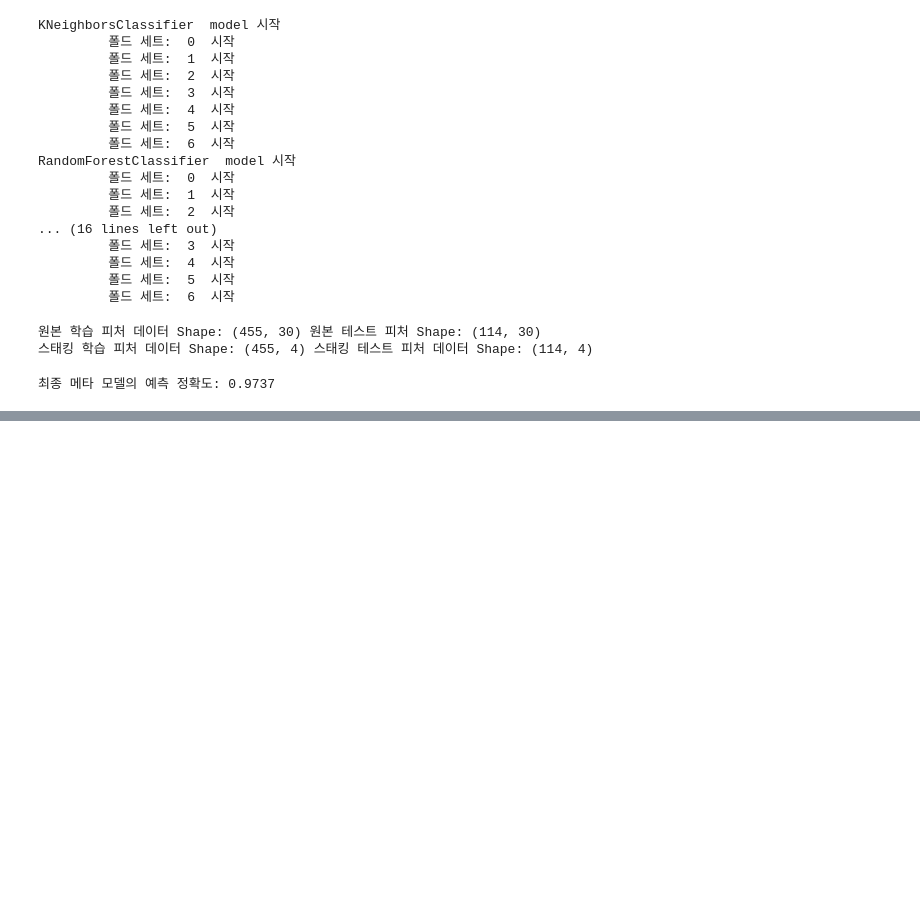
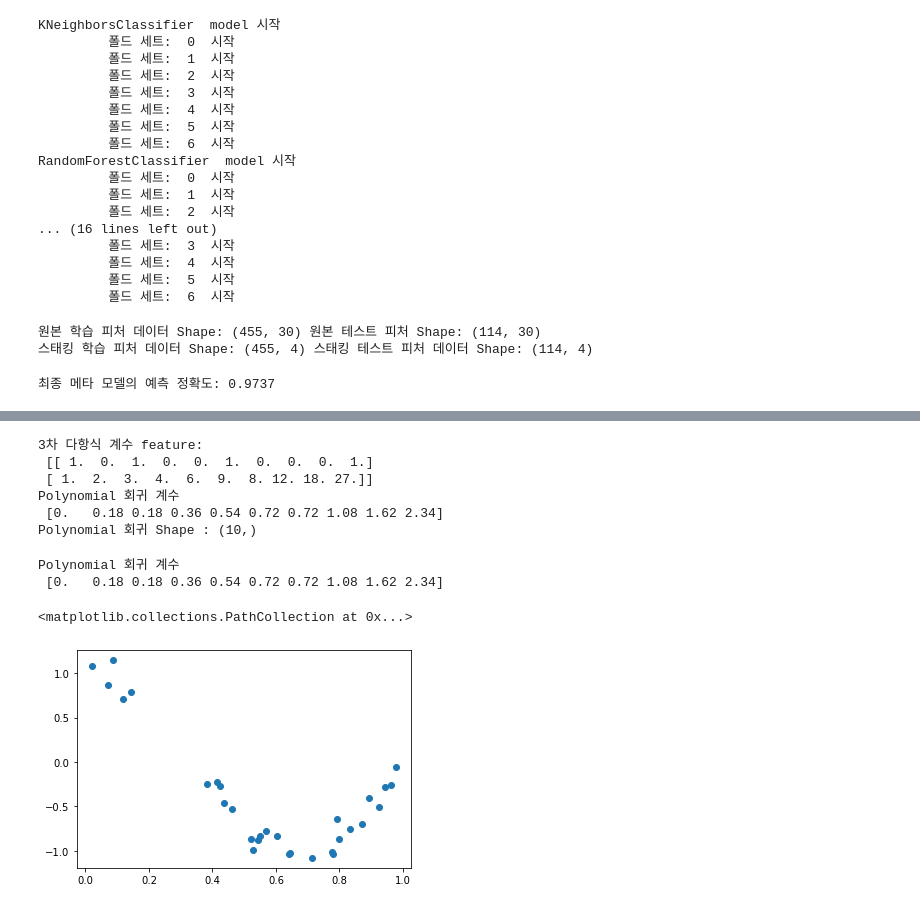
Before and after one commit to seongmin-97/MLstudy, a Jupyter notebook: 기초 다듬기/04주차 - 04.분류(실습2) ~ 05.회귀(회귀트리).ipynb, the cells around one changed output, grey strips where cells are left out. Drawn from its saved outputs; the diff is of its cells as text; code cells hidden in the pictures; blank space fills up the shorter version.

```diff
--- a/기초 다듬기/04주차 - 04.분류(실습2) ~ 05.회귀(회귀트리).ipynb
+++ b/기초 다듬기/04주차 - 04.분류(실습2) ~ 05.회귀(회귀트리).ipynb
@@ -577,0 +786,65 @@ RSS를 비용함수로 사용한다고 할 때 우리는 이 RSS를 미분해서
+# %%
+# 3 차 다항식 변환
+poly_ftr = PolynomialFeatures(degree=3).fit_transform(X)
+print('3차 다항식 계수 feature: \n',poly_ftr)
+
+# Linear Regression에 3차 다항식 계수 feature와 3차 다항식 결정값으로 학습 후 회귀 계수 확인
+model = LinearRegression()
+model.fit(poly_ftr,y)
+print('Polynomial 회귀 계수\n' , np.round(model.coef_, 2))
+print('Polynomial 회귀 Shape :', model.coef_.shape)
+# %% [output]
+3차 다항식 계수 feature:
+ [[ 1.  0.  1.  0.  0.  1.  0.  0.  0.  1.]
+ [ 1.  2.  3.  4.  6.  9.  8. 12. 18. 27.]]
+Polynomial 회귀 계수
+ [0.   0.18 0.18 0.36 0.54 0.72 0.72 1.08 1.62 2.34]
+Polynomial 회귀 Shape : (10,)
+# %%
+from sklearn.preprocessing import PolynomialFeatures
+from sklearn.linear_model import LinearRegression
+from sklearn.pipeline import Pipeline
+import numpy as np
+
+def polynomial_func(X):
+    y = 1 + 2*X[:,0] + 3*X[:,0]**2 + 4*X[:,1]**3
+    return y
+
+# Pipeline 객체로 Streamline 하게 Polynomial Feature변환과 Linear Regression을 연결
+model = Pipeline([('poly', PolynomialFeatures(degree=3)),
+                  ('linear', LinearRegression())])
+X = np.arange(4).reshape(2,2)
+y = polynomial_func(X)
+
+model = model.fit(X, y)
+print('Polynomial 회귀 계수\n', np.round(model.named_steps['linear'].coef_, 2))
+# %% [output]
+Polynomial 회귀 계수
+ [0.   0.18 0.18 0.36 0.54 0.72 0.72 1.08 1.62 2.34]
+# %%
+# 다항 회귀를 이용한 과소적합 과적합 이해
+
+import numpy as np
+import matplotlib.pyplot as plt
+from sklearn.pipeline import Pipeline
+from sklearn.preprocessing import PolynomialFeatures
+from sklearn.linear_model import LinearRegression
+from sklearn.model_selection import cross_val_score
+%matplotlib inline
+
+# random 값으로 구성된 X값에 대해 Cosine 변환값을 반환.
+def true_fun(X):
+    return np.cos(1.5 * np.pi * X)
+
+# X는 0 부터 1까지 30개의 random 값을 순서대로 sampling 한 데이타 입니다.
+np.random.seed(0)
+n_samples = 30
+X = np.sort(np.random.rand(n_samples))
+
+# y 값은 cosine 기반의 true_fun() 에서 약간의 Noise 변동값을 더한 값입니다.
+y = true_fun(X) + np.random.randn(n_samples) * 0.1
+# %%
+plt.scatter(X, y)
+# %% [output]
+<matplotlib.collections.PathCollection at 0x...>
+[figure, added]
```
Also changed, not shown: parts of 34 cells of this notebook, 5 other files.
